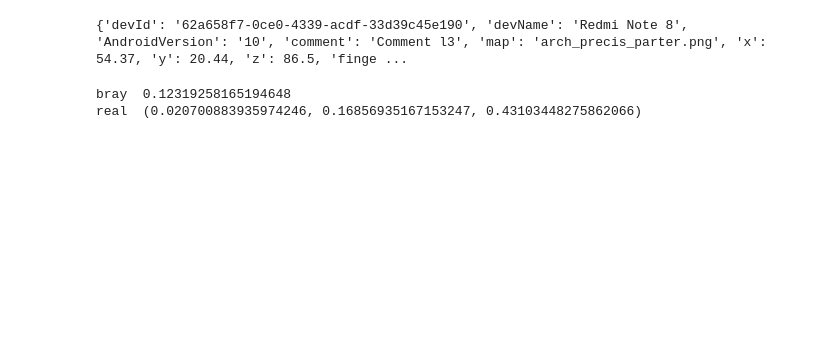
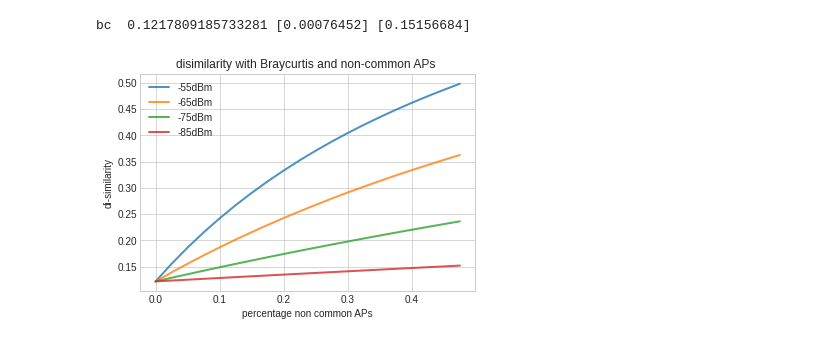
Before and after one commit to documenteinaer/similarity, a Jupyter notebook: real-braycurtis.ipynb, the cells around one changed output. Saved outputs shown, nothing was run; the diff lists cells and outputs as text; code cells hidden in the pictures; blank space fills up the shorter version.

```diff
--- a/real-braycurtis.ipynb
+++ b/real-braycurtis.ipynb
@@ -51,6 +200 @@ for e in pix_etaje:
     petaje.append(etaj)
-# %%
-print(retaje[0][45])
-#print(retaje[0][48])
-# %% [output]
-{'devId': '62a658f7-0ce0-4339-acdf-33d39c45e190', 'devName': 'Redmi Note 8', 'AndroidVersion': '10', 'comment': 'Comment l3', 'map': 'arch_precis_parter.png', 'x': 54.37, 'y': 20.44, 'z': 86.5, 'finge ...
@@ -346,9 +201,40 @@ def compare_locations_f(c1, c2, simil_method = braycurtis,  selection = 'Average
-# %%
-print("bray ", compare_locations(retaje[0][0], retaje[0][1], dif=True, simil_method=braycurtis))
-print("real ", compare_locations(retaje[0][0], retaje[0][1], dif=True, simil_method=real_braycurtis))
-# %% [output]
-bray  0.12319258165194648
-real  (0.020700883935974246, 0.16856935167153247, 0.43103448275862066)
+# %%
+# this portion needs rssi1 and rssi2 from compare locations, before
+#they are passed to braycurtis
+q,p = compare_locations(retaje[0][1], retaje[0][2], dif=True, simil_method=braycurtis)
+
+print("bc ", braycurtis(q[0:20], p[0:20]), adjust_rssi(-95.0), adjust_rssi(-65.0))
+#print(q)
+q, p = q[0:20], p[0:20]
+l = len(q)
+bc_curve = dict()
+for pow in [-55, -65, -75, -85]:
+    bcx = []
+    for i in range(0, l):
+        bcx.append(braycurtis(q + list(adjust_rssi(-95.0)* np.ones(i)),
+                            p + list(1.0*adjust_rssi(pow)* np.ones(i))))
+    bc_curve[pow] = np.arange(0, 0.5, 0.5/l), bcx
+
+#print(bc_curve)
+plt.style.use("seaborn-whitegrid")
+fig =  plt.figure(figsize=(6, 4))     # bc, realbc, iou
+
+for pow in [-55, -65, -75, -85]:
+    plt.plot(bc_curve[pow][0] , bc_curve[pow][1], "-", label=f"{pow}dBm", linewidth=2, alpha=0.8)
+
+plt.xlabel('percentage non common APs')
+plt.ylabel('di-similarity')
+plt.grid(True)
+plt.title(f"disimilarity with Braycurtis and non-common APs ")
+#plt.xticks(range(0, 20, 2))
+#plt.xlim(0, 0.55)
+#plt.yticks(np.arange(0, 1, 0.1))
+plt.legend(loc="upper left",shadow=True, fancybox=True)
+plt.show()
+fig.savefig(f"braycurtis-noncommon-APs-near.pdf", bbox_inches='tight')
+# %% [output]
+bc  0.1217809185733281 [0.00076452] [0.15156684]
+[figure, added]
 # %%
 # compute similarities using neighbors < 7m
 #
```
Also changed, not shown: parts of 17 cells of this notebook, 4 other files.
